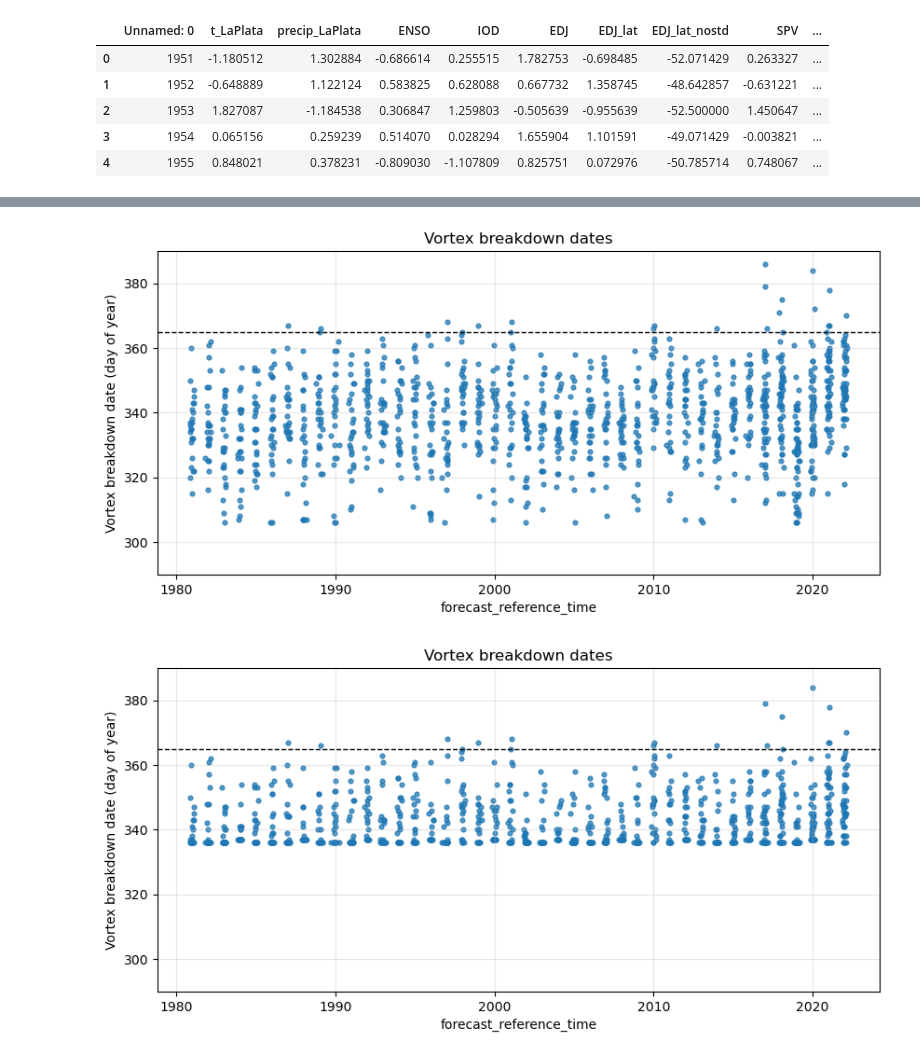
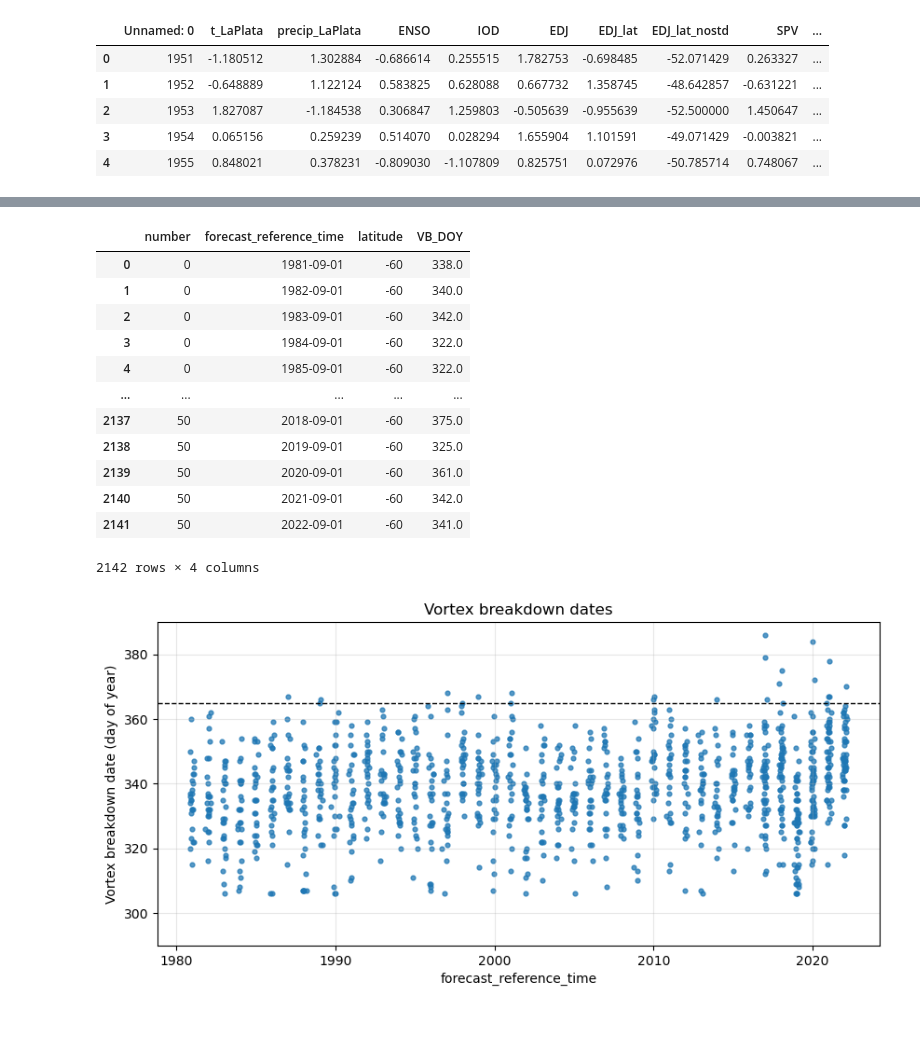
Before and after one commit to giulianolattus-crypto/work, a Jupyter notebook: Hindcast/VB_index_plot.ipynb, the cells around one changed output, grey strips where cells are left out. Saved outputs shown, nothing was run; the diff lists cells and outputs as text; code cells hidden in the pictures; blank space fills up the shorter version.

```diff
--- a/Hindcast/VB_index_plot.ipynb
+++ b/Hindcast/VB_index_plot.ipynb
@@ -119,68 +170,48 @@ plt.show()
 
 data = pd.read_csv('/climca/people/glattus/Hindcast_data_ready/SEAS5_VortexBreakdown_DOY_Aug.csv')
 VB = np.mean(data['VB_DOY'])
 df = data
-
+display(df)
 df["forecast_reference_time"] = pd.to_datetime(df["forecast_reference_time"])
 df["year"] = df["forecast_reference_time"].dt.year
 
 rng = np.random.default_rng(0)
 df["year_jitter"] = df["year"] + rng.normal(0, 0.08, size=len(df))
 
 plt.figure(figsize=(10, 4.5))
 
 plt.scatter(
     df["year_jitter"],
     df["VB_DOY"],
     s=12,
     alpha=0.75
 )
 
 plt.axhline(365, linestyle="--", color="black", linewidth=1)
 
 plt.ylim(290, 390)
 
 plt.xlabel("forecast_reference_time")
 plt.ylabel("Vortex breakdown date (day of year)")
 plt.title("Vortex breakdown dates")
 
 plt.grid(alpha=0.3)
 plt.show()
 # %% [output]
+|  | number | forecast_reference_time | latitude | VB_DOY |
+| 0 | 0 | 1981-09-01 | -60 | 338.0 |
+| 1 | 0 | 1982-09-01 | -60 | 340.0 |
+| 2 | 0 | 1983-09-01 | -60 | 342.0 |
+| 3 | 0 | 1984-09-01 | -60 | 322.0 |
+| 4 | 0 | 1985-09-01 | -60 | 322.0 |
+| ... | ... | ... | ... | ... |
+| 2137 | 50 | 2018-09-01 | -60 | 375.0 |
+| 2138 | 50 | 2019-09-01 | -60 | 325.0 |
+| 2139 | 50 | 2020-09-01 | -60 | 361.0 |
+| 2140 | 50 | 2021-09-01 | -60 | 342.0 |
+| 2141 | 50 | 2022-09-01 | -60 | 341.0 |
+2142 rows × 4 columns
 [figure]
-# %%
-
-data = pd.read_csv('/home/jmindlin/work/Hindcast/SEAS5_VortexBreakdown_DOY_Jul.csv')
-VB = np.mean(data['VB_DOY'])
-df = data
-
-df["forecast_reference_time"] = pd.to_datetime(df["forecast_reference_time"])
-df["year"] = df["forecast_reference_time"].dt.year
-
-rng = np.random.default_rng(0)
-df["year_jitter"] = df["year"] + rng.normal(0, 0.08, size=len(df))
-
-plt.figure(figsize=(10, 4.5))
-
-plt.scatter(
-    df["year_jitter"],
-    df["VB_DOY"],
-    s=12,
-    alpha=0.75
-)
-
-plt.axhline(365, linestyle="--", color="black", linewidth=1)
-
-plt.ylim(290, 390)
-
-plt.xlabel("forecast_reference_time")
-plt.ylabel("Vortex breakdown date (day of year)")
-plt.title("Vortex breakdown dates")
-
-plt.grid(alpha=0.3)
-plt.show()
-# %% [output]
-[figure, removed]
 # %%
 import numpy as np
 import pandas as pd
```
Also changed, not shown: parts of 4 cells of this notebook, 9 other files.
